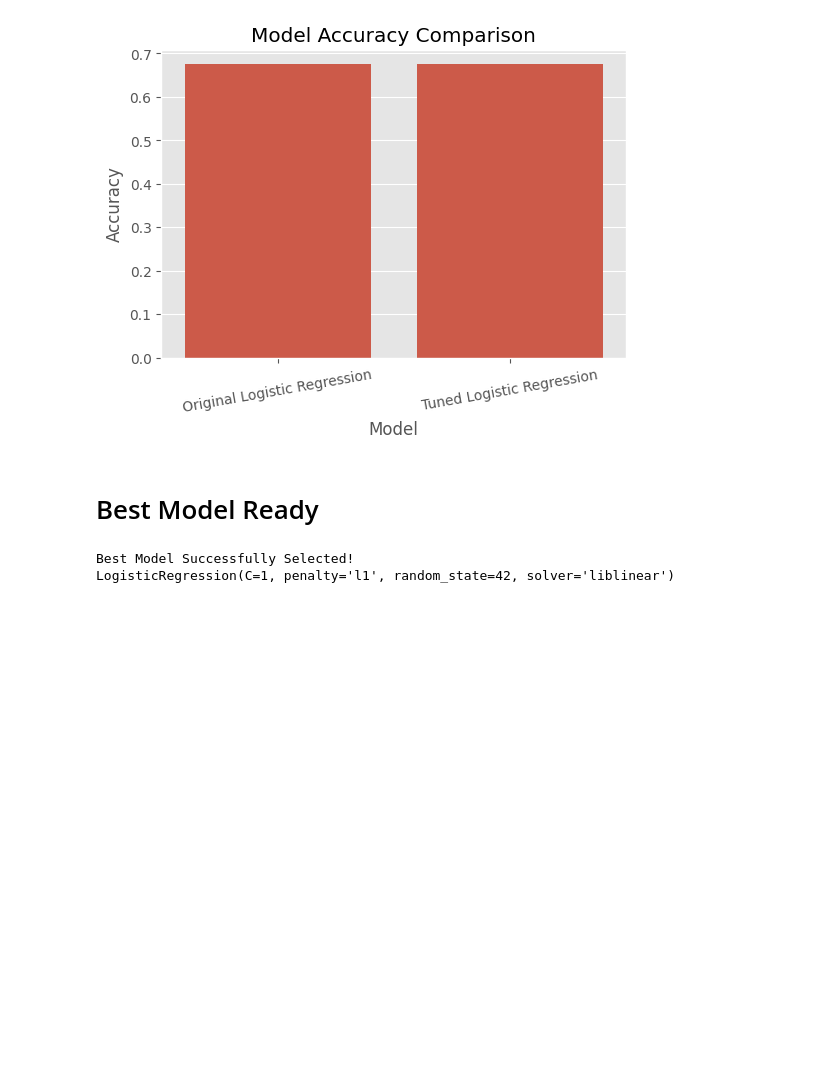
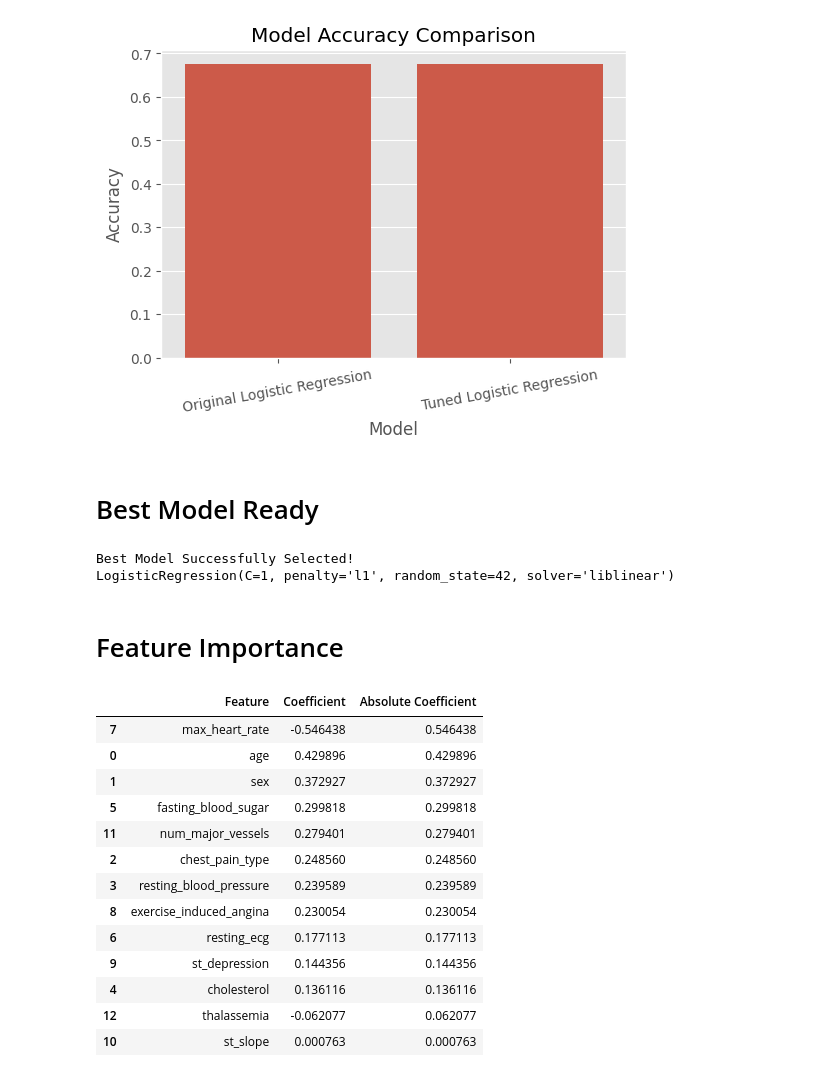
Before and after one commit to iamkhan49/heart-disease-prediction-ml, a Jupyter notebook: Heart_Disease_Detection_using_Classification_Algorithms.ipynb, the cells around one changed output. Drawn from its saved outputs; the diff is of its cells as text; code cells hidden in the pictures; blank space fills up the shorter version.

```diff
--- a/Heart_Disease_Detection_using_Classification_Algorithms.ipynb
+++ b/Heart_Disease_Detection_using_Classification_Algorithms.ipynb
@@ -1078,3 +1078,34 @@ print(best_model)
 # %% [output]
 Best Model Successfully Selected!
 LogisticRegression(C=1, penalty='l1', random_state=42, solver='liblinear')
+# %% [markdown]
+# Feature Importance
+# %%
+feature_importance = pd.DataFrame({
+    "Feature": X.columns,
+    "Coefficient": best_model.coef_[0]
+})
+
+feature_importance["Absolute Coefficient"] = feature_importance["Coefficient"].abs()
+
+feature_importance = feature_importance.sort_values(
+    by="Absolute Coefficient",
+    ascending=False
+)
+
+feature_importance
+# %% [output]
+|  | Feature | Coefficient | Absolute Coefficient |
+| 7 | max_heart_rate | -0.546438 | 0.546438 |
+| 0 | age | 0.429896 | 0.429896 |
+| 1 | sex | 0.372927 | 0.372927 |
+| 5 | fasting_blood_sugar | 0.299818 | 0.299818 |
+| 11 | num_major_vessels | 0.279401 | 0.279401 |
+| 2 | chest_pain_type | 0.248560 | 0.248560 |
+| 3 | resting_blood_pressure | 0.239589 | 0.239589 |
+| 8 | exercise_induced_angina | 0.230054 | 0.230054 |
+| 6 | resting_ecg | 0.177113 | 0.177113 |
+| 9 | st_depression | 0.144356 | 0.144356 |
+| 4 | cholesterol | 0.136116 | 0.136116 |
+| 12 | thalassemia | -0.062077 | 0.062077 |
+| 10 | st_slope | 0.000763 | 0.000763 |
```
Also changed, not shown: parts of 18 cells of this notebook.
